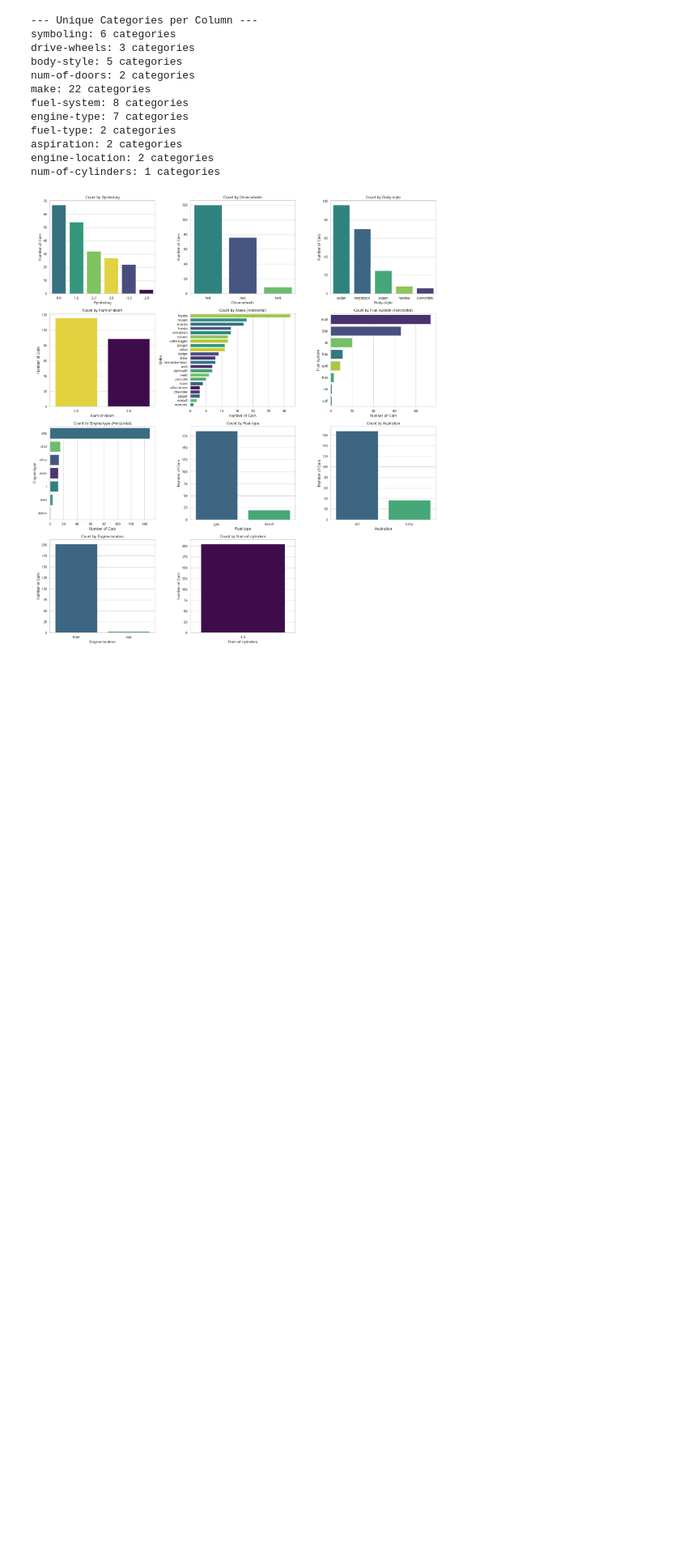
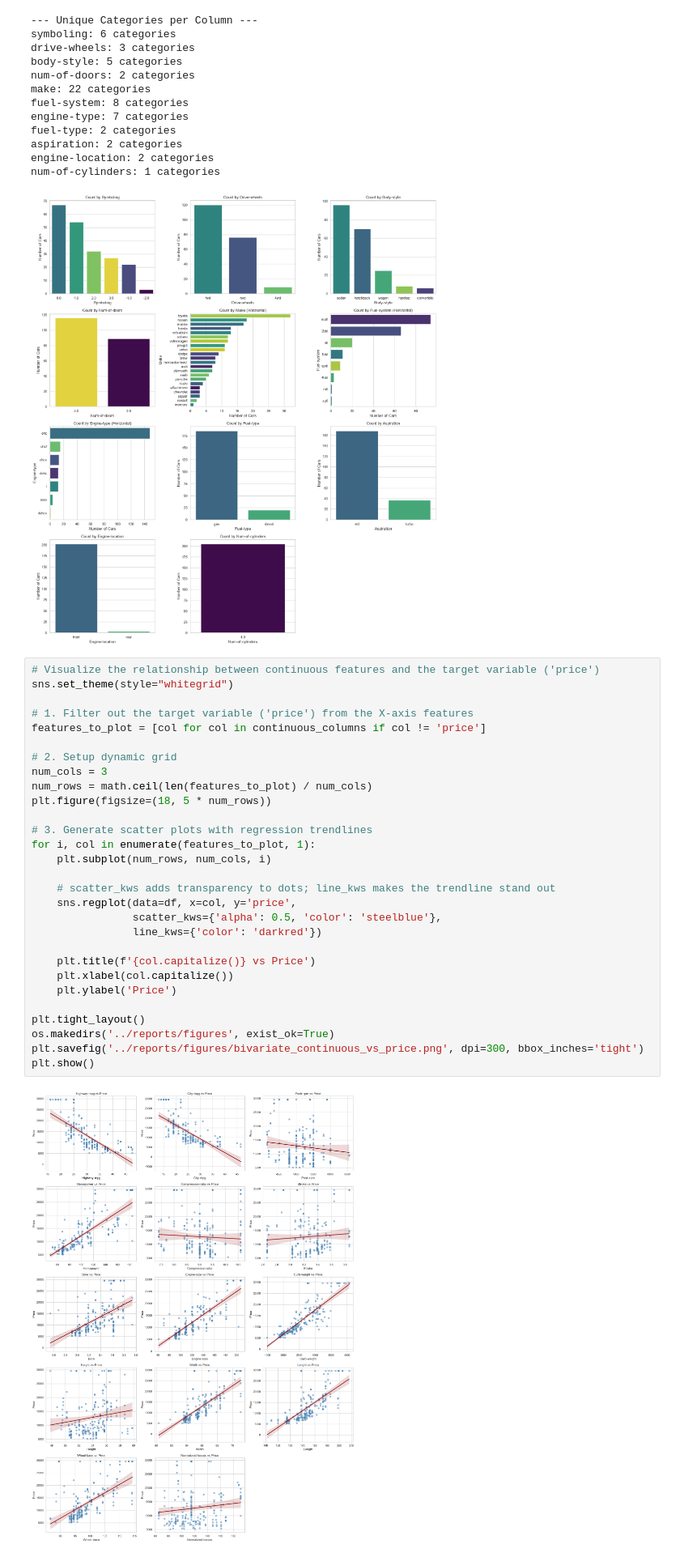
Before and after one commit to fatima-eman/automobile-price-eda-dashboard, a Jupyter notebook: notebooks/02_exploratory_data_analysis.ipynb, the cells around one changed output. Shown at 81% size. Drawn from its saved outputs; the diff is of its cells as text; blank space fills up the shorter version.

```diff
--- a/notebooks/02_exploratory_data_analysis.ipynb
+++ b/notebooks/02_exploratory_data_analysis.ipynb
@@ -158,3 +160,34 @@ aspiration: 2 categories
 engine-location: 2 categories
 num-of-cylinders: 1 categories
 [figure]
+# %%
+# Visualize the relationship between continuous features and the target variable ('price')
+sns.set_theme(style="whitegrid")
+
+# 1. Filter out the target variable ('price') from the X-axis features
+features_to_plot = [col for col in continuous_columns if col != 'price']
+
+# 2. Setup dynamic grid
+num_cols = 3
+num_rows = math.ceil(len(features_to_plot) / num_cols)
+plt.figure(figsize=(18, 5 * num_rows))
+
+# 3. Generate scatter plots with regression trendlines
+for i, col in enumerate(features_to_plot, 1):
+    plt.subplot(num_rows, num_cols, i)
+
+    # scatter_kws adds transparency to dots; line_kws makes the trendline stand out
+    sns.regplot(data=df, x=col, y='price',
+                scatter_kws={'alpha': 0.5, 'color': 'steelblue'},
+                line_kws={'color': 'darkred'})
+
+    plt.title(f'{col.capitalize()} vs Price')
+    plt.xlabel(col.capitalize())
+    plt.ylabel('Price')
+
+plt.tight_layout()
+os.makedirs('../reports/figures', exist_ok=True)
+plt.savefig('../reports/figures/bivariate_continuous_vs_price.png', dpi=300, bbox_inches='tight')
+plt.show()
+# %% [output]
+[figure, added]
```
Also changed, not shown: parts of 2 cells of this notebook, 5 other files.
